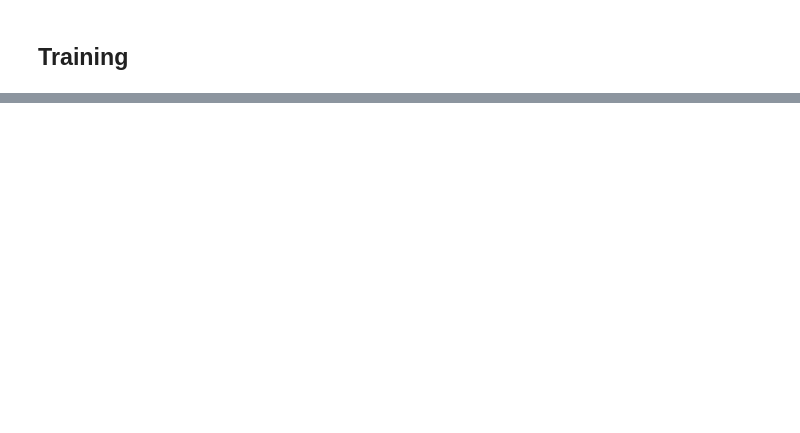
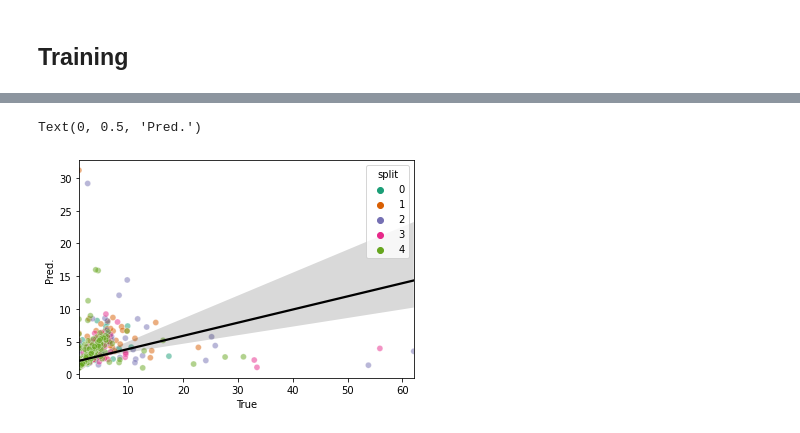
Before and after one commit to modl-uclouvain/modnet-matbench, a Jupyter notebook: matbench_dielectric/matbench_dielectric.ipynb, the cells around one changed output, grey strips where cells are left out. Drawn from its saved outputs; the diff is of its cells as text; code cells hidden in the pictures; blank space fills up the shorter version.

```diff
--- a/matbench_dielectric/matbench_dielectric.ipynb
+++ b/matbench_dielectric/matbench_dielectric.ipynb
@@ -113,0 +177,26 @@ print("test")
+# %%
+import seaborn as sns
+reg_df = pd.DataFrame(
+    np.array([
+        [x for targ in results["targets"] for x in targ],
+        [y for pred in results["predictions"] for y in pred],
+        [e for err in results["errors"] for e in err]
+    ]).T,
+    columns=["targets", "predictions", "errors"]
+)
+splits = []
+for i in range(5):
+    for j in range(len(results["targets"][i])):
+        splits.append(i)
+reg_df["split"] = splits
+# %%
+fig, ax = plt.subplots()
+#ax.set_aspect("equal")
+sns.scatterplot(data=reg_df, x="targets", y="predictions", hue="split", palette="Dark2", ax=ax, alpha=0.5)
+sns.regplot(data=reg_df, x="targets", y="predictions", ax=ax, scatter=False, color="k")
+# plt.plot(*ax.get_xlim(), *ax.get_xlim(), c="k",alpha=0.5)
+plt.xlabel("True")
+plt.ylabel("Pred.")
+# %% [output]
+Text(0, 0.5, 'Pred.')
+[figure, added]
```
Also changed, not shown: parts of 9 cells of this notebook, 4 other files.
